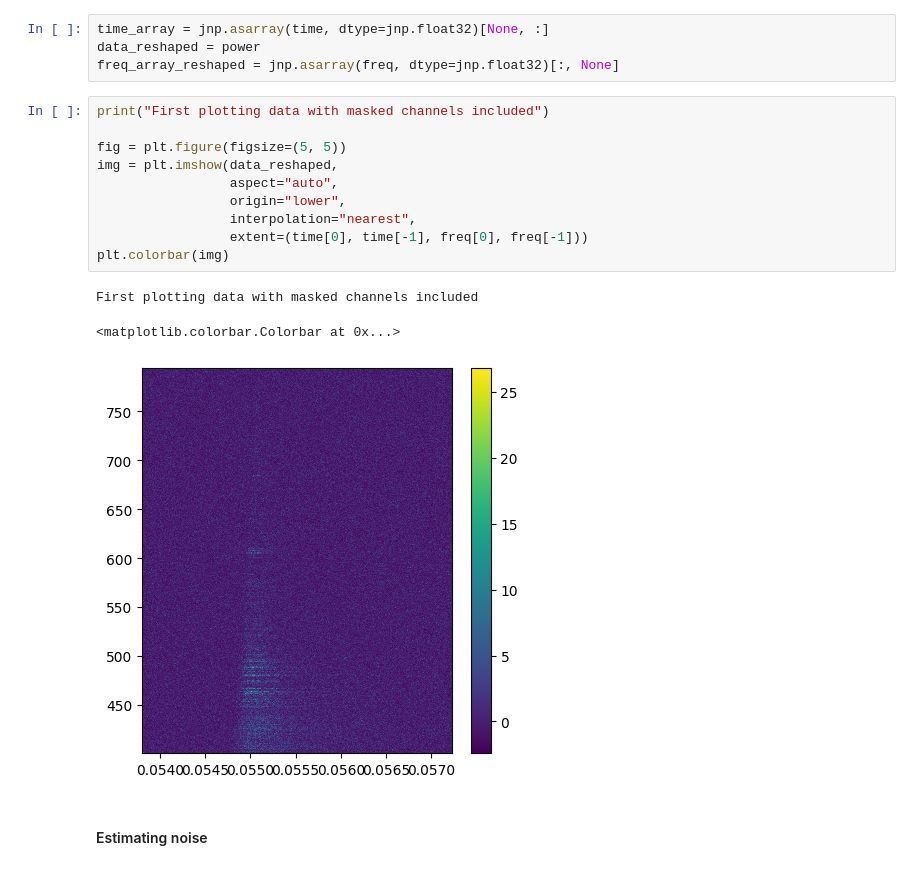
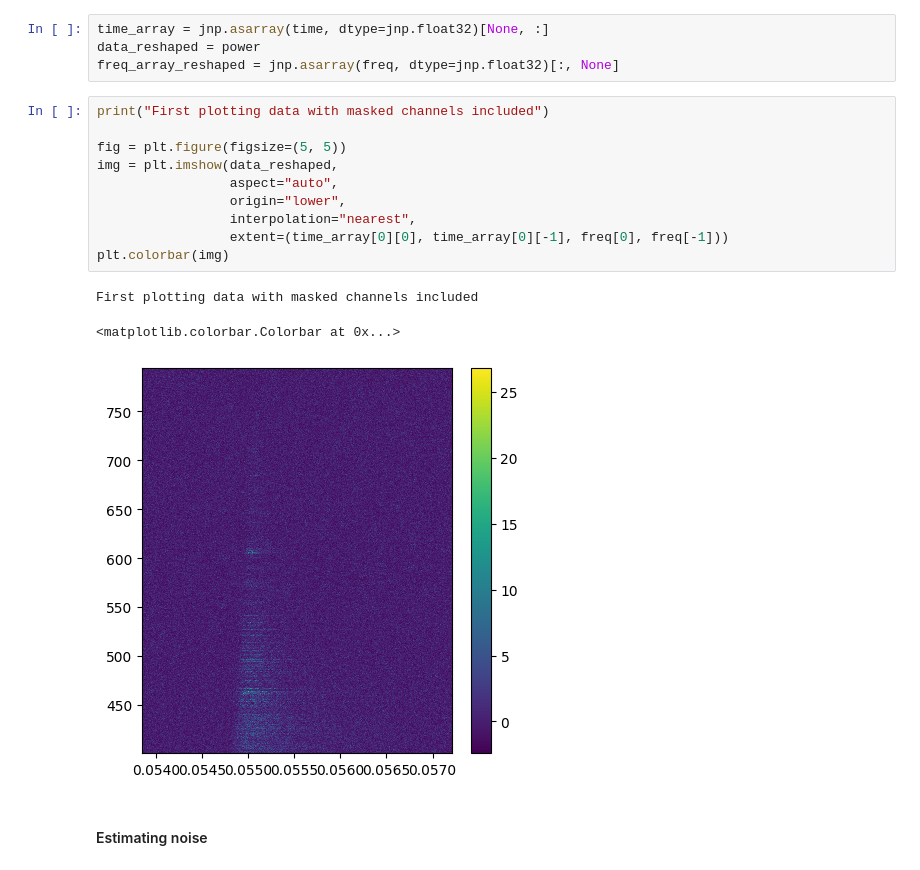
Before and after one commit to HarrisonS-Phys/FRBayes, a Jupyter notebook: frb_bayesian_analysis-bb.ipynb, the cells around one changed output. Drawn from its saved outputs; the diff is of its cells as text.

```diff
--- a/frb_bayesian_analysis-bb.ipynb
+++ b/frb_bayesian_analysis-bb.ipynb
@@ -280,17 +276,17 @@ freq_array_reshaped = jnp.asarray(freq, dtype=jnp.float32)[:, None]
 # %%
 print("First plotting data with masked channels included")
 
 fig = plt.figure(figsize=(5, 5))
 img = plt.imshow(data_reshaped,
                  aspect="auto",
                  origin="lower",
                  interpolation="nearest",
-                 extent=(time[0], time[-1], freq[0], freq[-1]))
+                 extent=(time_array[0][0], time_array[0][-1], freq[0], freq[-1]))
 plt.colorbar(img)
 # %% [output]
 First plotting data with masked channels included
 <matplotlib.colorbar.Colorbar at 0x...>
-[figure, old version]
+[figure, new version]
 # %% [markdown]
 #### Estimating noise
 # %%
```
Also changed, not shown: parts of 18 cells of this notebook.
